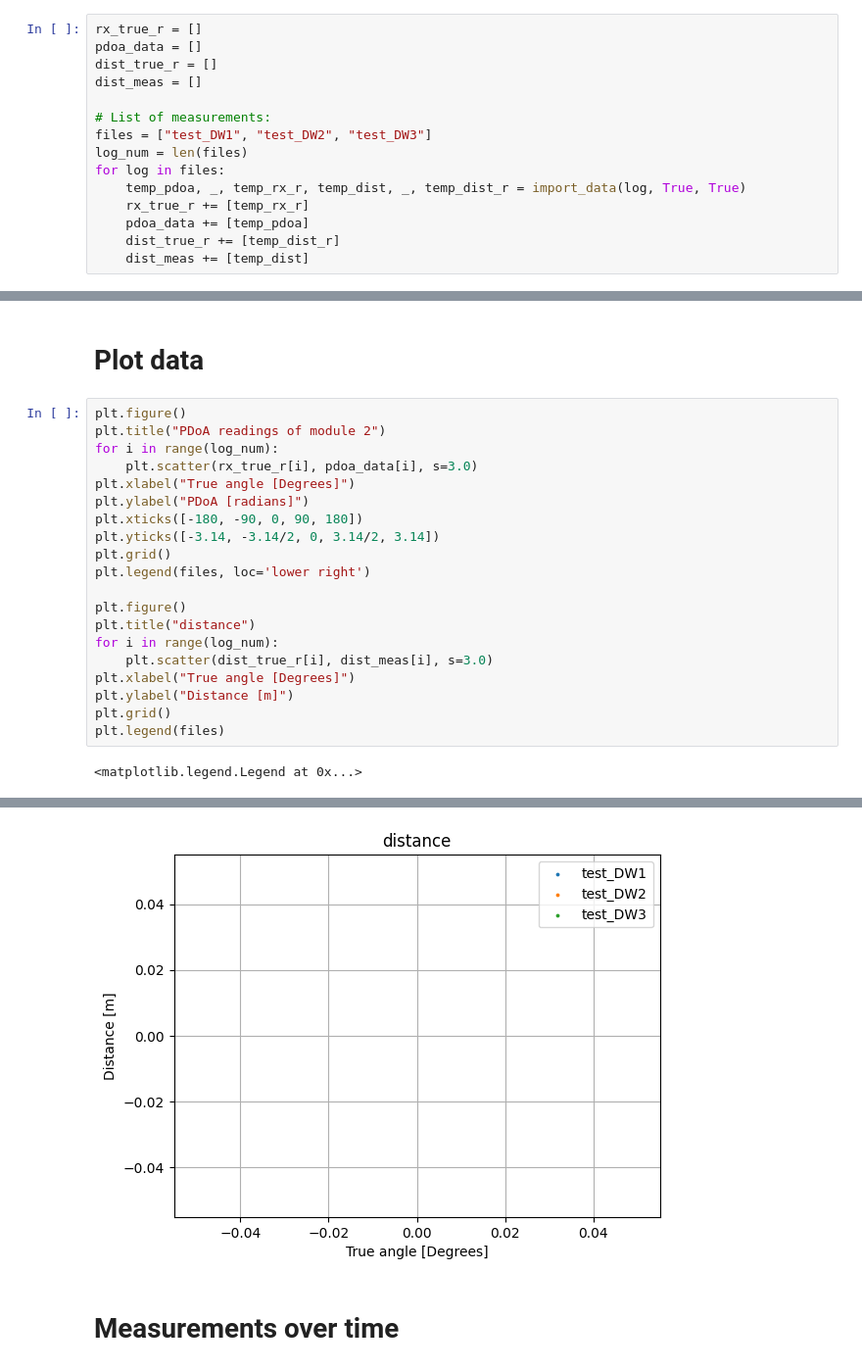
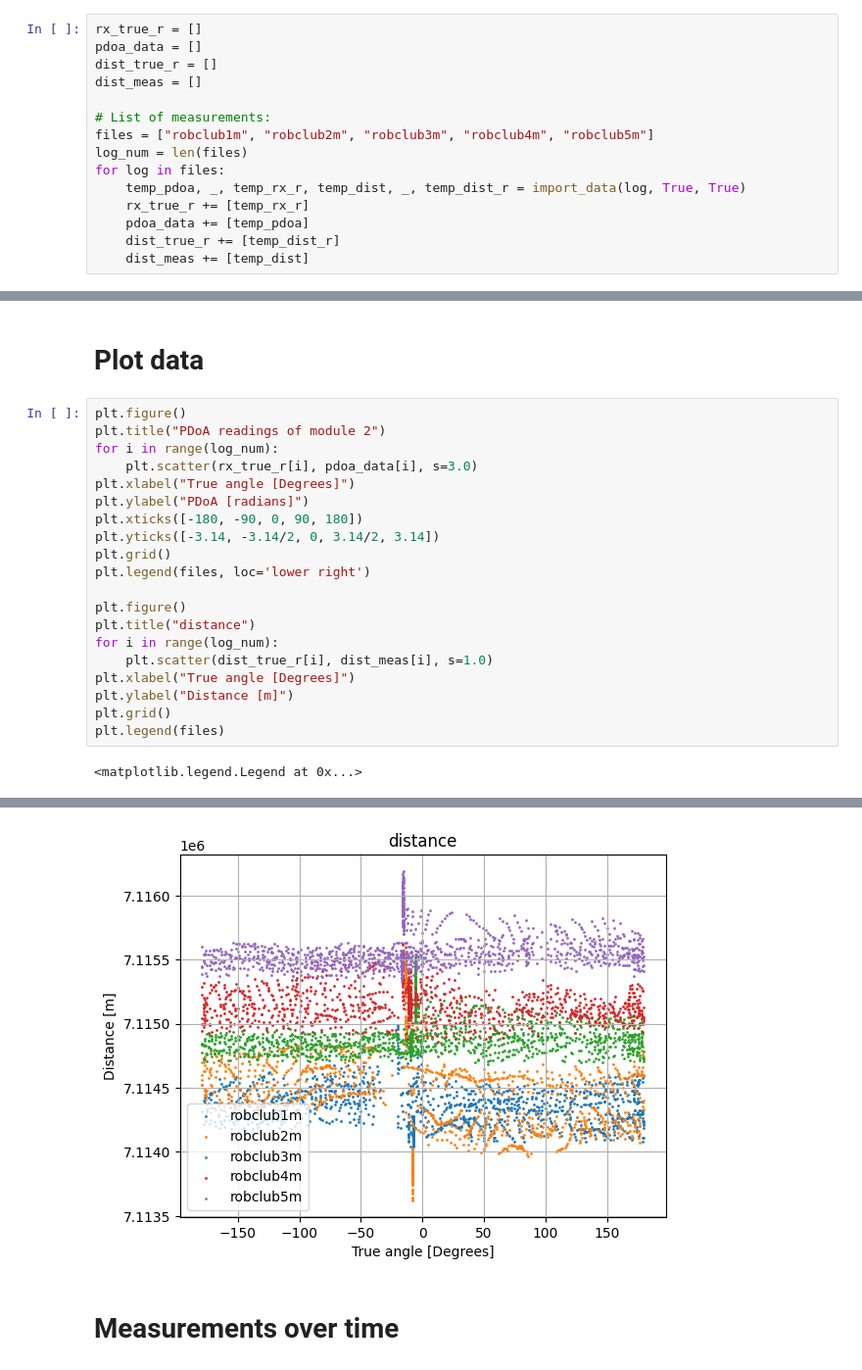
Before and after one commit to MarcusLariJ/UWB_Rasberry, a Jupyter notebook: Data/log_reader.ipynb, the cells around one changed output, grey strips where cells are left out. Shown at 98% size. Saved outputs shown, nothing was run; the diff lists cells and outputs as text.

```diff
--- a/Data/log_reader.ipynb
+++ b/Data/log_reader.ipynb
@@ -101,7 +101,7 @@ dist_true_r = []
 dist_meas = []
 
 # List of measurements:
-files = ["test_DW1", "test_DW2", "test_DW3"]
+files = ["robclub1m", "robclub2m", "robclub3m", "robclub4m", "robclub5m"]
 log_num = len(files)
 for log in files:
     temp_pdoa, _, temp_rx_r, temp_dist, _, temp_dist_r = import_data(log, True, True)
@@ -130,7 +132,7 @@ plt.legend(files, loc='lower right')
 plt.figure()
 plt.title("distance")
 for i in range(log_num):
-    plt.scatter(dist_true_r[i], dist_meas[i], s=3.0)
+    plt.scatter(dist_true_r[i], dist_meas[i], s=1.0)
 plt.xlabel("True angle [Degrees]")
 plt.ylabel("Distance [m]")
 plt.grid()
@@ -141,4 +143,4 @@ plt.legend(files)
-[figure, old version]
+[figure, new version]
 # %% [markdown]
 # Measurements over time
 # %%
```
Also changed, not shown: parts of 4 cells of this notebook, 21 other files.
